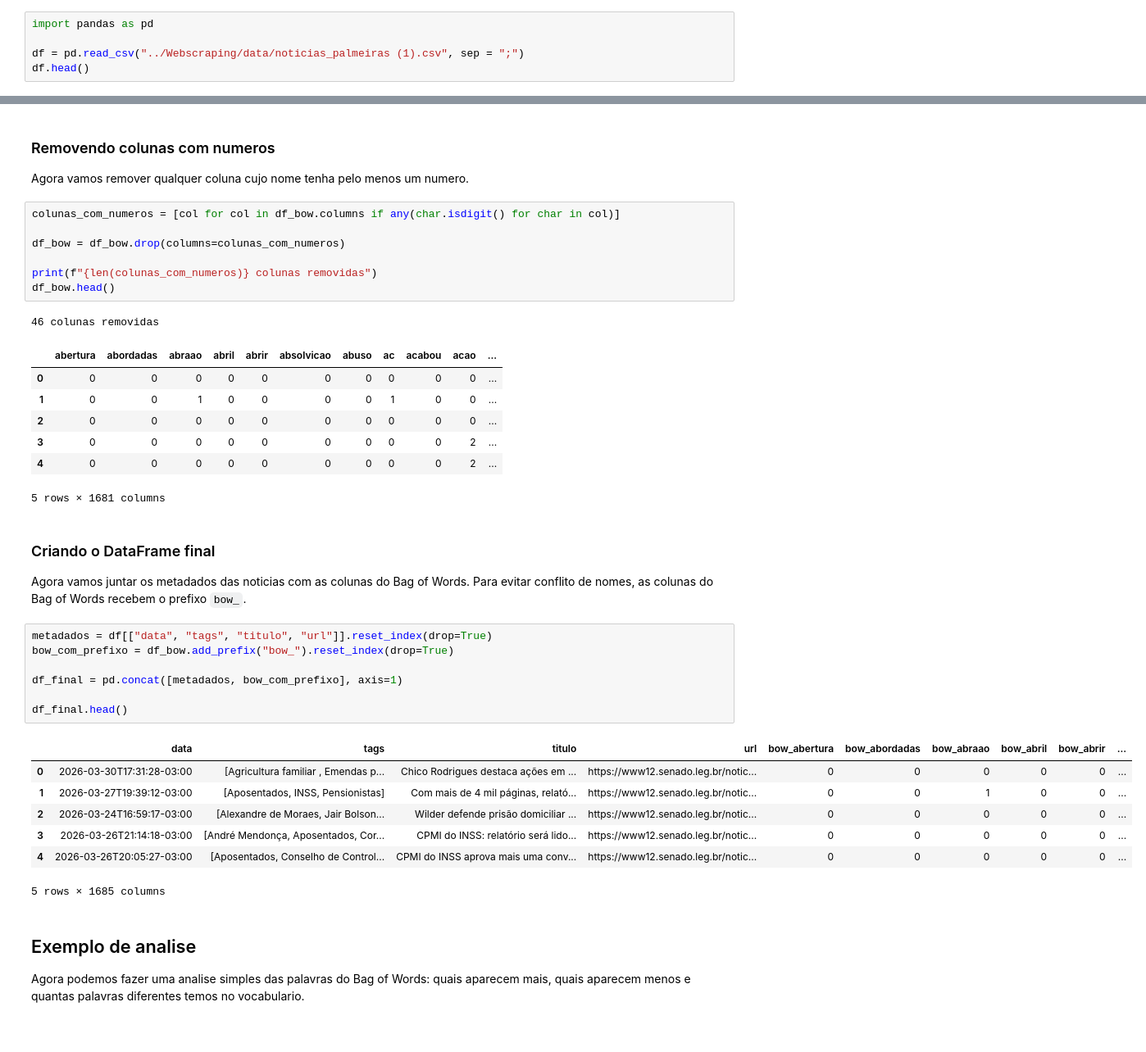
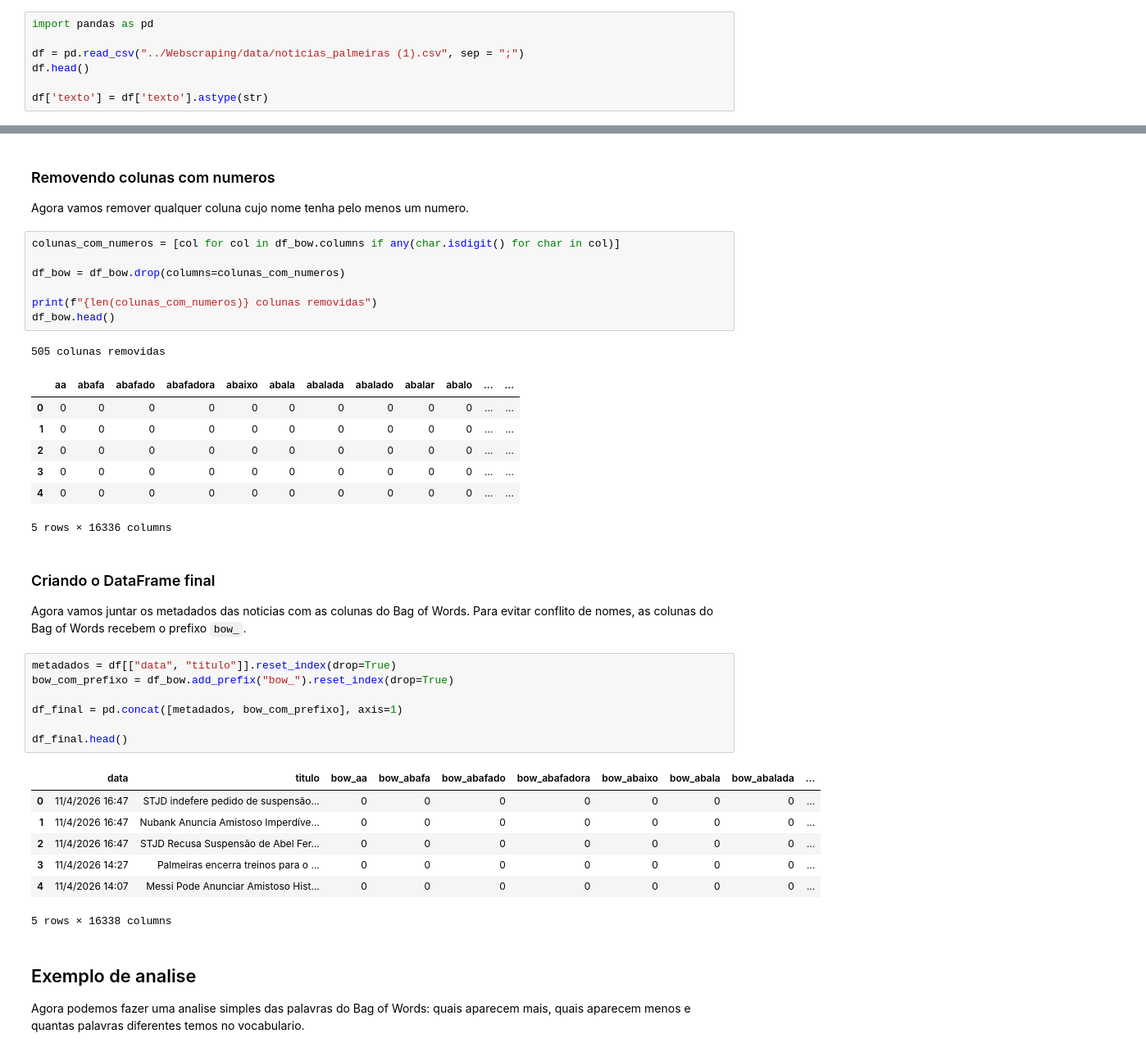
Before and after one commit to Giloca9/perspectiva-dados, a Jupyter notebook: PLN/Codigo_PLN.ipynb, the cells around one changed output, grey strips where cells are left out. Shown at 82% size. Drawn from its saved outputs; the diff is of its cells as text.

```diff
--- a/PLN/Codigo_PLN.ipynb
+++ b/PLN/Codigo_PLN.ipynb
@@ -7,3 +7,5 @@ import pandas as pd
 
 df = pd.read_csv("../Webscraping/data/noticias_palmeiras (1).csv", sep = ";")
 df.head()
+
+df['texto'] = df['texto'].astype(str)
@@ -145,33 +140,33 @@ df_bow = df_bow.drop(columns=colunas_com_numeros)
 print(f"{len(colunas_com_numeros)} colunas removidas")
 df_bow.head()
 # %% [output]
-46 colunas removidas
+505 colunas removidas
-|  | abertura | abordadas | abraao | abril | abrir | absolvicao | abuso | ac | acabou | acao | ... |
-| 0 | 0 | 0 | 0 | 0 | 0 | 0 | 0 | 0 | 0 | 0 | ... |
-| 1 | 0 | 0 | 1 | 0 | 0 | 0 | 0 | 1 | 0 | 0 | ... |
-| 2 | 0 | 0 | 0 | 0 | 0 | 0 | 0 | 0 | 0 | 0 | ... |
-| 3 | 0 | 0 | 0 | 0 | 0 | 0 | 0 | 0 | 0 | 2 | ... |
-| 4 | 0 | 0 | 0 | 0 | 0 | 0 | 0 | 0 | 0 | 2 | ... |
+|  | aa | abafa | abafado | abafadora | abaixo | abala | abalada | abalado | abalar | abalo | ... | ... |
+| 0 | 0 | 0 | 0 | 0 | 0 | 0 | 0 | 0 | 0 | 0 | ... | ... |
+| 1 | 0 | 0 | 0 | 0 | 0 | 0 | 0 | 0 | 0 | 0 | ... | ... |
+| 2 | 0 | 0 | 0 | 0 | 0 | 0 | 0 | 0 | 0 | 0 | ... | ... |
+| 3 | 0 | 0 | 0 | 0 | 0 | 0 | 0 | 0 | 0 | 0 | ... | ... |
+| 4 | 0 | 0 | 0 | 0 | 0 | 0 | 0 | 0 | 0 | 0 | ... | ... |
-5 rows × 1681 columns
+5 rows × 16336 columns
 # %% [markdown]
 ### Criando o DataFrame final
 
 Agora vamos juntar os metadados das noticias com as colunas do Bag of Words. Para evitar conflito de nomes, as colunas do Bag of Words recebem o prefixo `bow_`.
 # %%
-metadados = df[["data", "tags", "titulo", "url"]].reset_index(drop=True)
+metadados = df[["data", "titulo"]].reset_index(drop=True)
 bow_com_prefixo = df_bow.add_prefix("bow_").reset_index(drop=True)
 
 df_final = pd.concat([metadados, bow_com_prefixo], axis=1)
 
 df_final.head()
 # %% [output]
-|  | data | tags | titulo | url | bow_abertura | bow_abordadas | bow_abraao | bow_abril | bow_abrir | ... |
-| 0 | 2026-03-30T17:31:28-03:00 | [Agricultura familiar , Emendas p... | Chico Rodrigues destaca ações em ... | https://www12.senado.leg.br/notic... | 0 | 0 | 0 | 0 | 0 | ... |
-| 1 | 2026-03-27T19:39:12-03:00 | [Aposentados, INSS, Pensionistas] | Com mais de 4 mil páginas, relató... | https://www12.senado.leg.br/notic... | 0 | 0 | 1 | 0 | 0 | ... |
-| 2 | 2026-03-24T16:59:17-03:00 | [Alexandre de Moraes, Jair Bolson... | Wilder defende prisão domiciliar ... | https://www12.senado.leg.br/notic... | 0 | 0 | 0 | 0 | 0 | ... |
-| 3 | 2026-03-26T21:14:18-03:00 | [André Mendonça, Aposentados, Cor... | CPMI do INSS: relatório será lido... | https://www12.senado.leg.br/notic... | 0 | 0 | 0 | 0 | 0 | ... |
-| 4 | 2026-03-26T20:05:27-03:00 | [Aposentados, Conselho de Control... | CPMI do INSS aprova mais uma conv... | https://www12.senado.leg.br/notic... | 0 | 0 | 0 | 0 | 0 | ... |
+|  | data | titulo | bow_aa | bow_abafa | bow_abafado | bow_abafadora | bow_abaixo | bow_abala | bow_abalada | ... |
+| 0 | 11/4/2026 16:47 | STJD indefere pedido de suspensão... | 0 | 0 | 0 | 0 | 0 | 0 | 0 | ... |
+| 1 | 11/4/2026 16:47 | Nubank Anuncia Amistoso Imperdíve... | 0 | 0 | 0 | 0 | 0 | 0 | 0 | ... |
+| 2 | 11/4/2026 16:47 | STJD Recusa Suspensão de Abel Fer... | 0 | 0 | 0 | 0 | 0 | 0 | 0 | ... |
+| 3 | 11/4/2026 14:27 | Palmeiras encerra treinos para o ... | 0 | 0 | 0 | 0 | 0 | 0 | 0 | ... |
+| 4 | 11/4/2026 14:07 | Messi Pode Anunciar Amistoso Hist... | 0 | 0 | 0 | 0 | 0 | 0 | 0 | ... |
-5 rows × 1685 columns
+5 rows × 16338 columns
 # %% [markdown]
 ## Exemplo de analise
 
```
Also changed, not shown: parts of 8 cells of this notebook, 1 other file.
